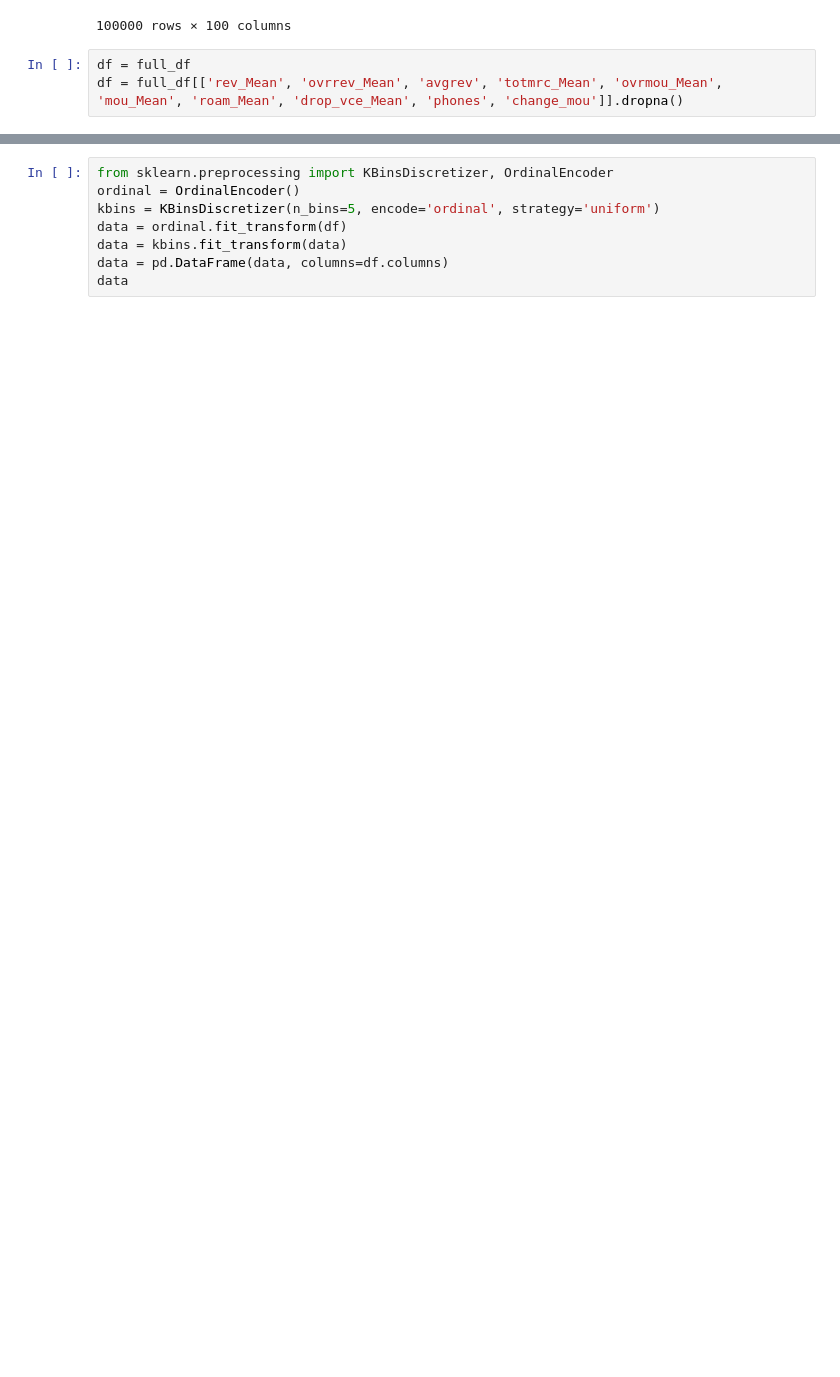
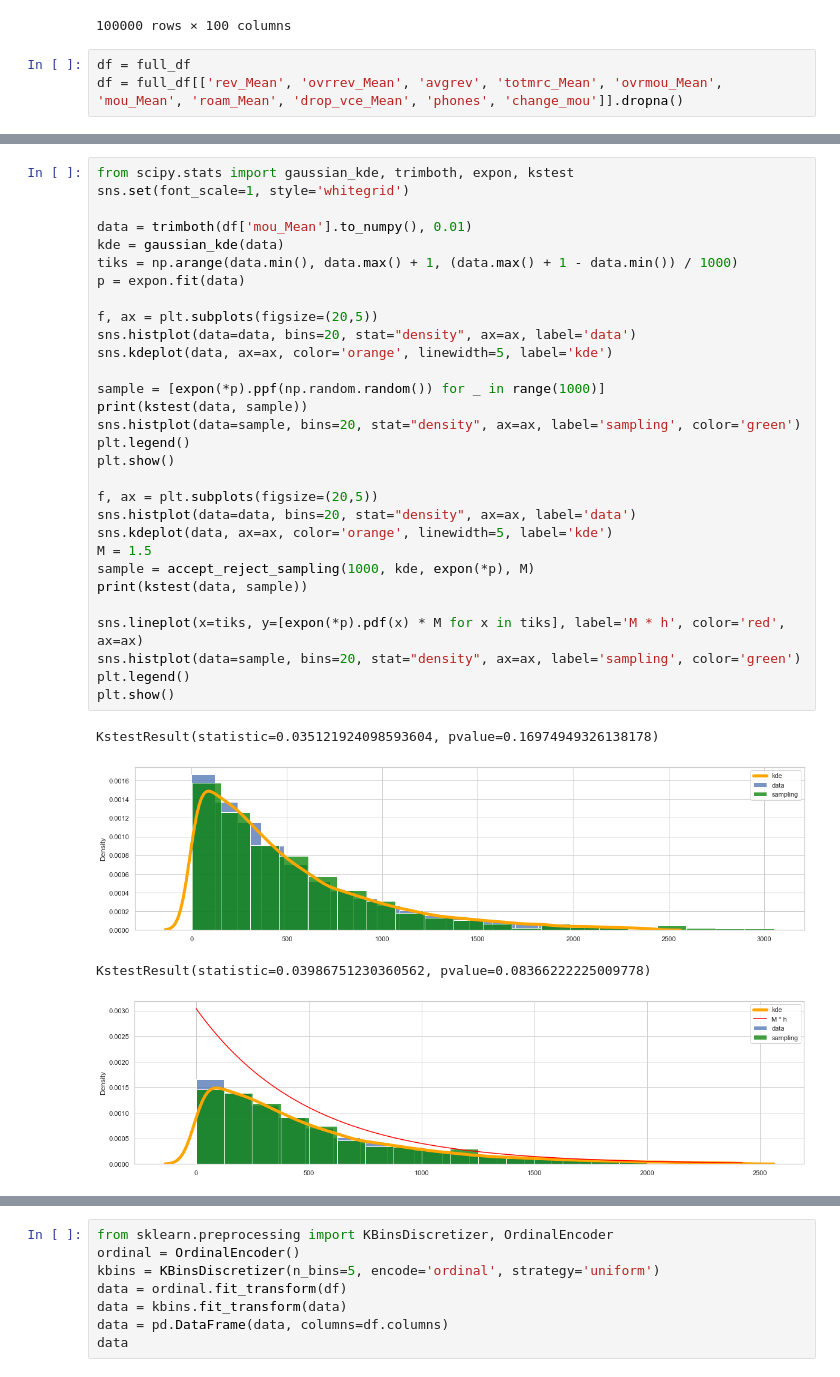
Before and after one commit to zuevmaxim/m-m2021, a Jupyter notebook: lab3.ipynb, the cells around one changed output, grey strips where cells are left out. Saved outputs shown, nothing was run; the diff lists cells and outputs as text; blank space fills up the shorter version.

```diff
--- a/lab3.ipynb
+++ b/lab3.ipynb
@@ -107,0 +38,35 @@ sns.heatmap(np.abs(df.corr()), annot=True, fmt='.2f')
+# %%
+from scipy.stats import gaussian_kde, trimboth, expon, kstest
+sns.set(font_scale=1, style='whitegrid')
+
+data = trimboth(df['mou_Mean'].to_numpy(), 0.01)
+kde = gaussian_kde(data)
+tiks = np.arange(data.min(), data.max() + 1, (data.max() + 1 - data.min()) / 1000)
+p = expon.fit(data)
+
+f, ax = plt.subplots(figsize=(20,5))
+sns.histplot(data=data, bins=20, stat="density", ax=ax, label='data')
+sns.kdeplot(data, ax=ax, color='orange', linewidth=5, label='kde')
+
+sample = [expon(*p).ppf(np.random.random()) for _ in range(1000)]
+print(kstest(data, sample))
+sns.histplot(data=sample, bins=20, stat="density", ax=ax, label='sampling', color='green')
+plt.legend()
+plt.show()
+
+f, ax = plt.subplots(figsize=(20,5))
+sns.histplot(data=data, bins=20, stat="density", ax=ax, label='data')
+sns.kdeplot(data, ax=ax, color='orange', linewidth=5, label='kde')
+M = 1.5
+sample = accept_reject_sampling(1000, kde, expon(*p), M)
+print(kstest(data, sample))
+
+sns.lineplot(x=tiks, y=[expon(*p).pdf(x) * M for x in tiks], label='M * h', color='red', ax=ax)
+sns.histplot(data=sample, bins=20, stat="density", ax=ax, label='sampling', color='green')
+plt.legend()
+plt.show()
+# %% [output]
+KstestResult(statistic=0.035121924098593604, pvalue=0.16974949326138178)
+[figure, added]
+KstestResult(statistic=0.03986751230360562, pvalue=0.08366222225009778)
+[figure, added]
```
Also changed, not shown: parts of 10 cells of this notebook.
